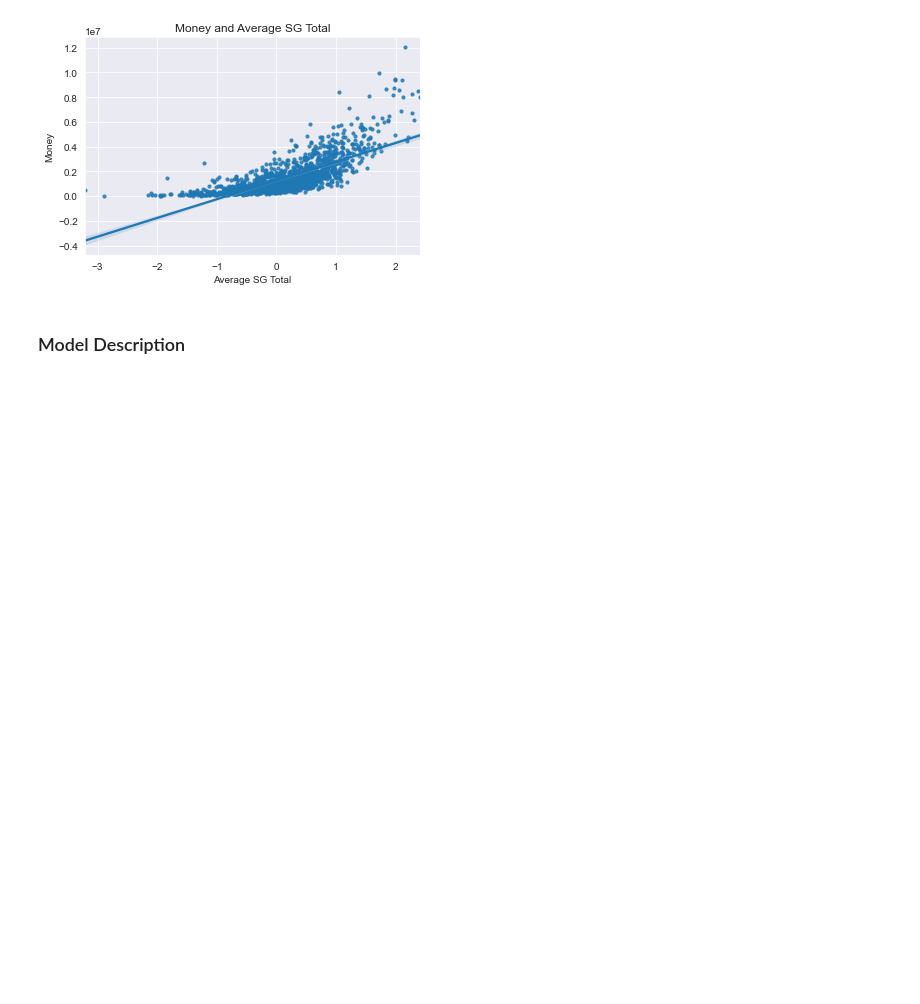
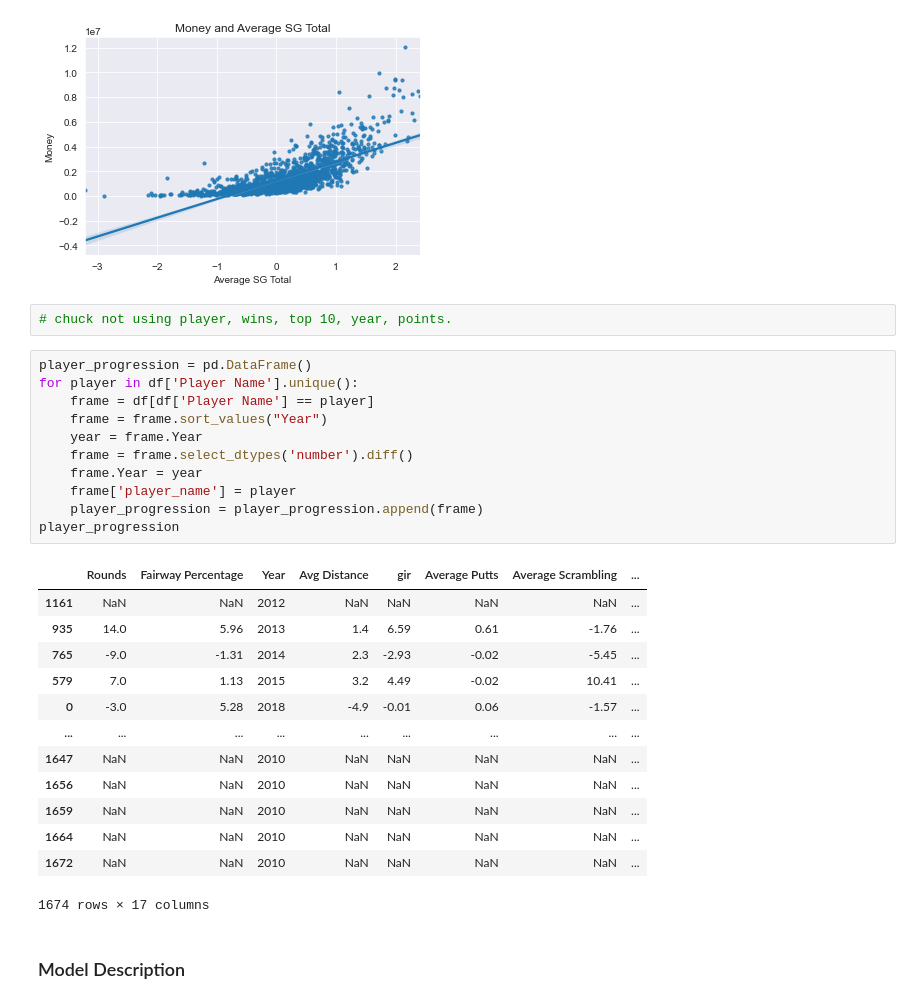
Before and after one commit to gkwarner/bsc-phase-three-project, a Jupyter notebook: notebooks/exploratory/gabe/phase_3_project_model.ipynb, the cells around one changed output. Cells and saved outputs as stored; diff of their text form; blank space fills up the shorter version.

```diff
--- a/notebooks/exploratory/gabe/phase_3_project_model.ipynb
+++ b/notebooks/exploratory/gabe/phase_3_project_model.ipynb
@@ -741,6 +779,33 @@ ax = sns.regplot(x="Average SG Total", y="Money", data=df, scatter_kws={'s':10})
 sns.set_style("darkgrid")
 # %% [output]
 [figure]
+# %%
+# chuck not using player, wins, top 10, year, points.
+# %%
+player_progression = pd.DataFrame()
+for player in df['Player Name'].unique():
+    frame = df[df['Player Name'] == player]
+    frame = frame.sort_values("Year")
+    year = frame.Year
+    frame = frame.select_dtypes('number').diff()
+    frame.Year = year
+    frame['player_name'] = player
+    player_progression = player_progression.append(frame)
+player_progression
+# %% [output]
+|  | Rounds | Fairway Percentage | Year | Avg Distance | gir | Average Putts | Average Scrambling | ... |
+| 1161 | NaN | NaN | 2012 | NaN | NaN | NaN | NaN | ... |
+| 935 | 14.0 | 5.96 | 2013 | 1.4 | 6.59 | 0.61 | -1.76 | ... |
+| 765 | -9.0 | -1.31 | 2014 | 2.3 | -2.93 | -0.02 | -5.45 | ... |
+| 579 | 7.0 | 1.13 | 2015 | 3.2 | 4.49 | -0.02 | 10.41 | ... |
+| 0 | -3.0 | 5.28 | 2018 | -4.9 | -0.01 | 0.06 | -1.57 | ... |
+| ... | ... | ... | ... | ... | ... | ... | ... | ... |
+| 1647 | NaN | NaN | 2010 | NaN | NaN | NaN | NaN | ... |
+| 1656 | NaN | NaN | 2010 | NaN | NaN | NaN | NaN | ... |
+| 1659 | NaN | NaN | 2010 | NaN | NaN | NaN | NaN | ... |
+| 1664 | NaN | NaN | 2010 | NaN | NaN | NaN | NaN | ... |
+| 1672 | NaN | NaN | 2010 | NaN | NaN | NaN | NaN | ... |
+1674 rows × 17 columns
 # %% [markdown]
 ### Model Description
 # %% [markdown]
```
Also changed, not shown: parts of 6 cells of this notebook.
